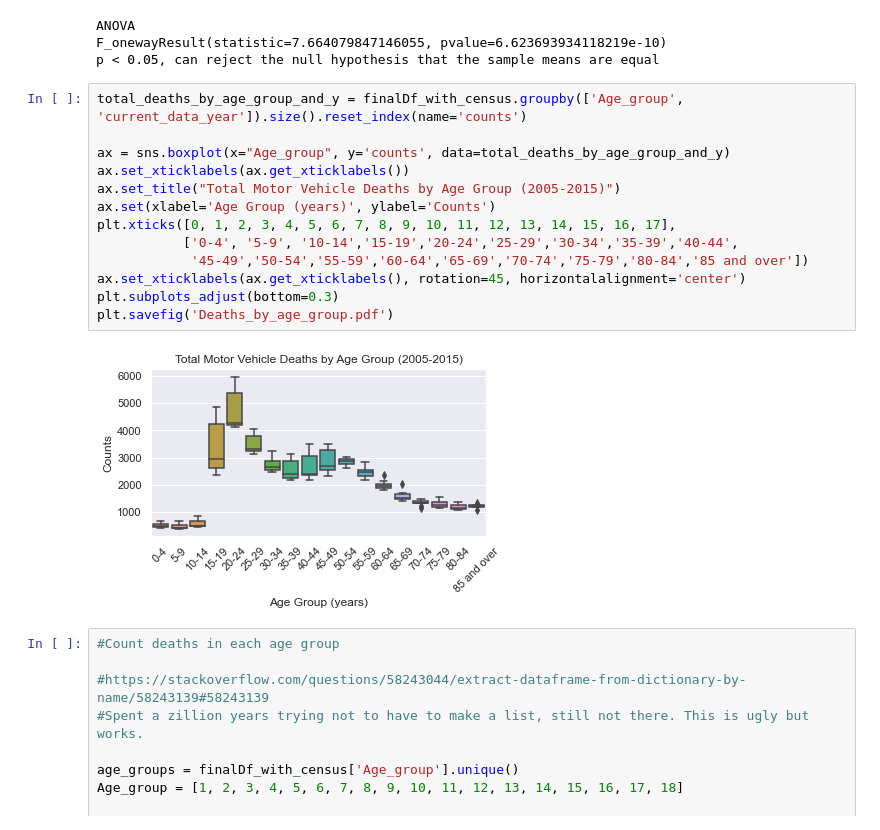
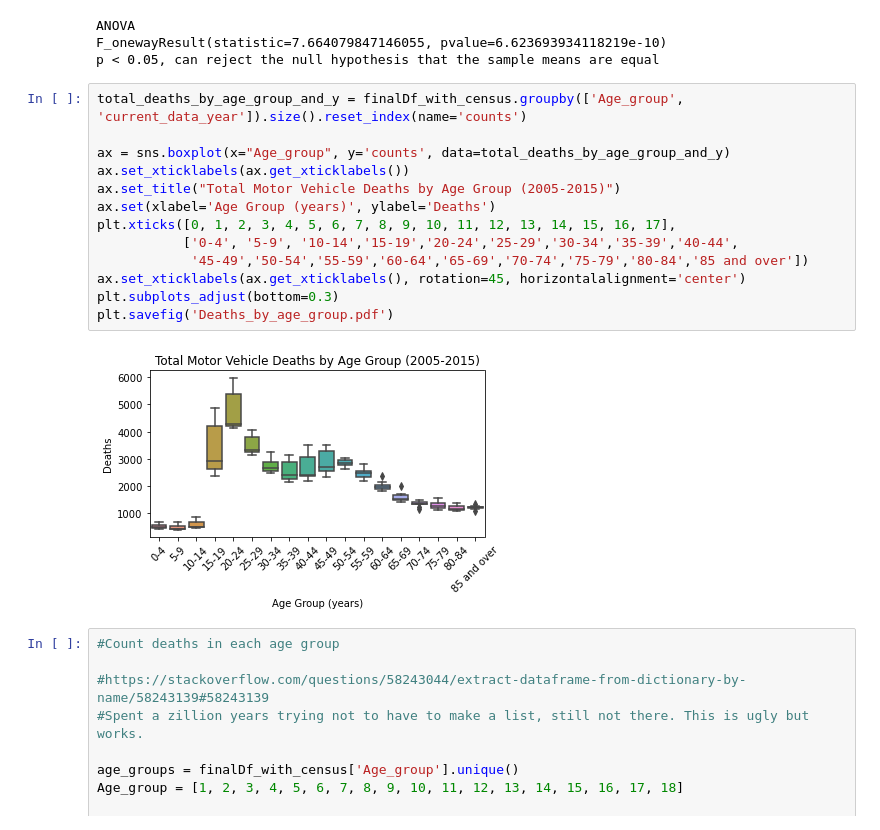
Before and after one commit to MimiBebe/Project-1Team3, a Jupyter notebook: Barbara.ipynb, the cells around one changed output. Saved outputs shown, nothing was run; the diff lists cells and outputs as text.

```diff
--- a/Barbara.ipynb
+++ b/Barbara.ipynb
@@ -468,18 +464,18 @@ p < 0.05, can reject the null hypothesis that the sample means are equal
 # %%
 total_deaths_by_age_group_and_y = finalDf_with_census.groupby(['Age_group', 'current_data_year']).size().reset_index(name='counts')
 
 ax = sns.boxplot(x="Age_group", y='counts', data=total_deaths_by_age_group_and_y)
 ax.set_xticklabels(ax.get_xticklabels())
 ax.set_title("Total Motor Vehicle Deaths by Age Group (2005-2015)")
-ax.set(xlabel='Age Group (years)', ylabel='Counts')
+ax.set(xlabel='Age Group (years)', ylabel='Deaths')
 plt.xticks([0, 1, 2, 3, 4, 5, 6, 7, 8, 9, 10, 11, 12, 13, 14, 15, 16, 17],
            ['0-4', '5-9', '10-14','15-19','20-24','25-29','30-34','35-39','40-44',
             '45-49','50-54','55-59','60-64','65-69','70-74','75-79','80-84','85 and over'])
 ax.set_xticklabels(ax.get_xticklabels(), rotation=45, horizontalalignment='center')
 plt.subplots_adjust(bottom=0.3)
 plt.savefig('Deaths_by_age_group.pdf')
 # %% [output]
-[figure, old version]
+[figure, new version]
 # %%
 #Count deaths in each age group
 
```
Also changed, not shown: parts of 19 cells of this notebook, 6 other files.
